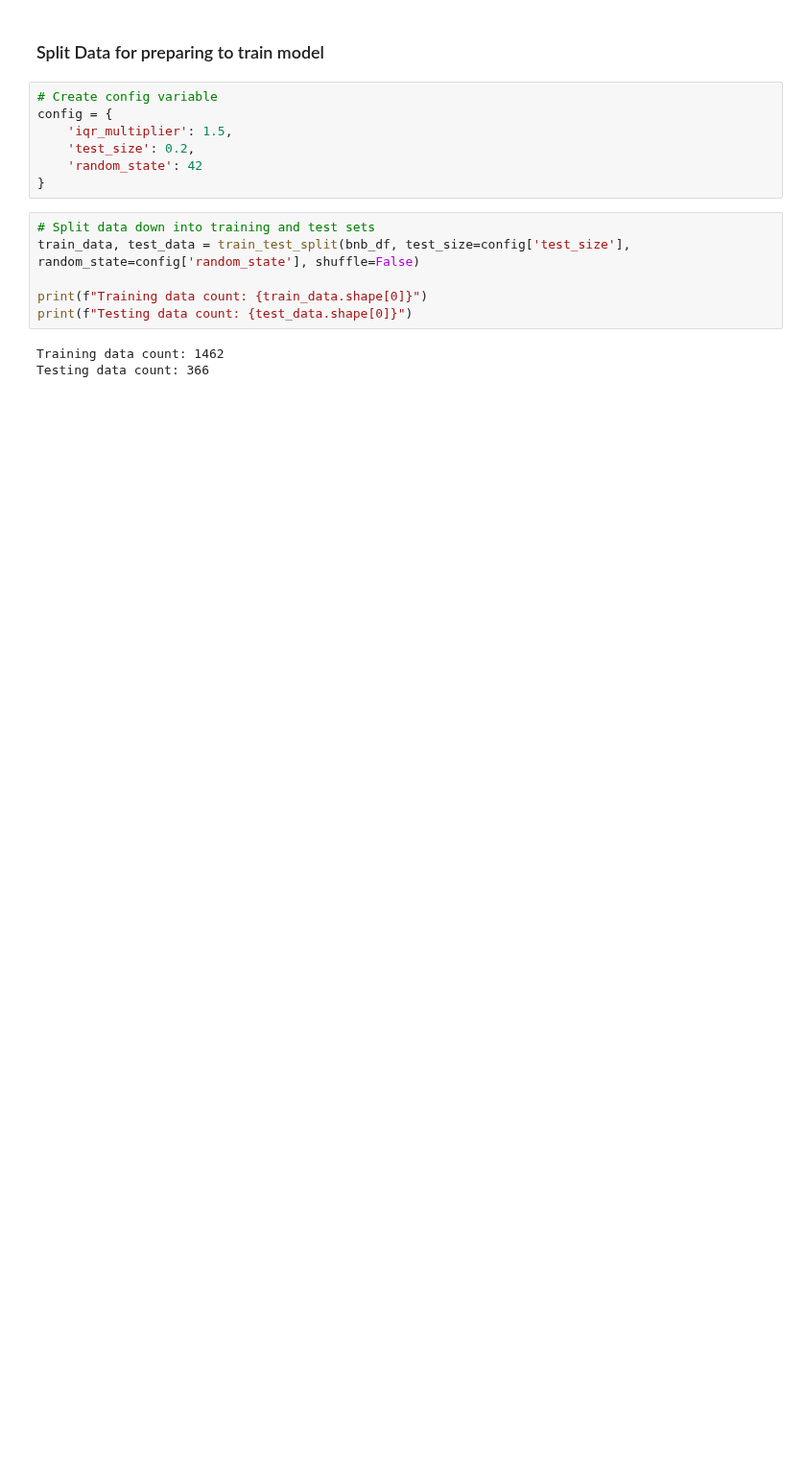
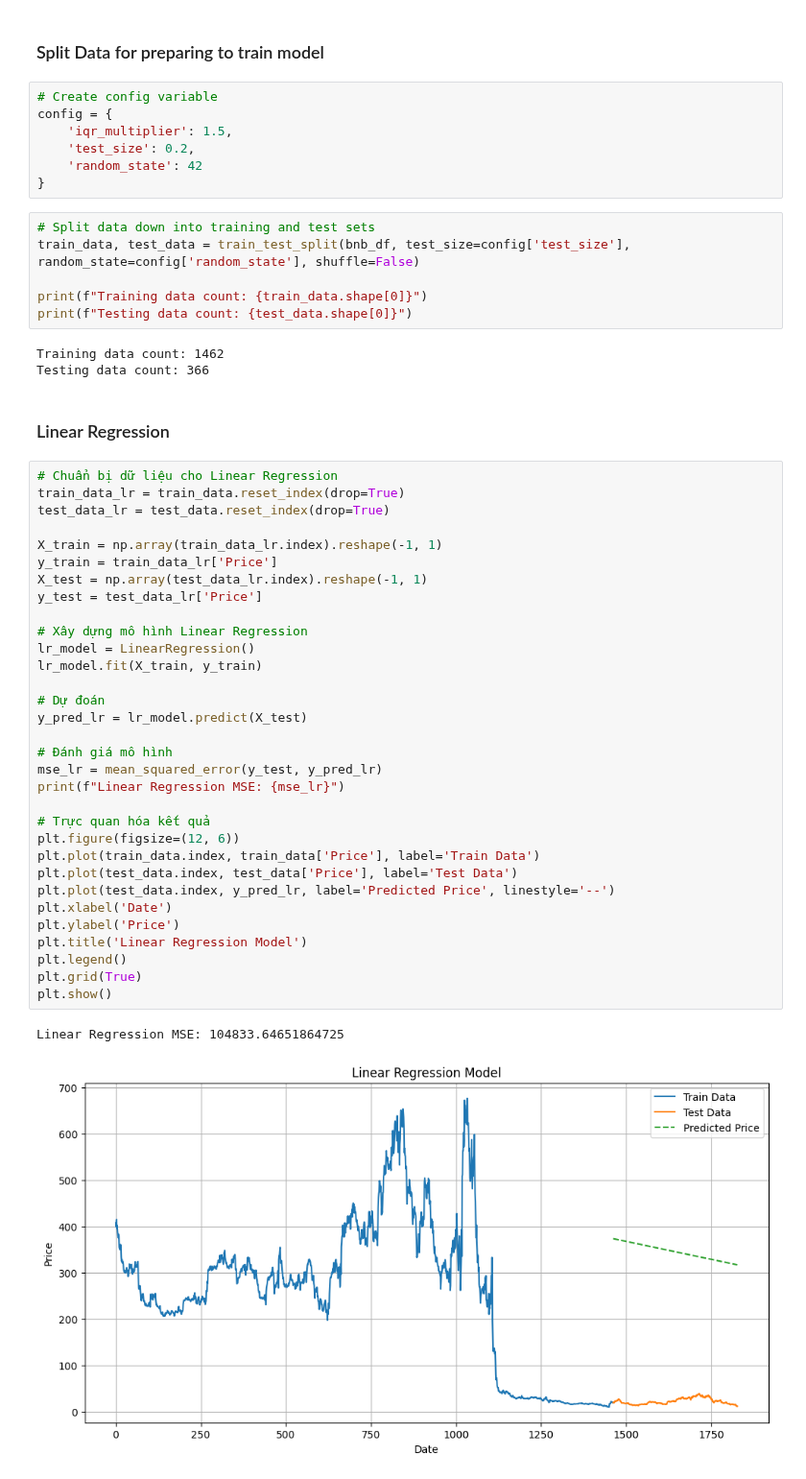
Before and after one commit to vmhoang1703/IS403-Project-Group13, a Jupyter notebook: Binance/BNB.ipynb, the cells around one changed output. Shown at 96% size. Cells and saved outputs as stored; diff of their text form; blank space fills up the shorter version.

Commit message:
The first try with Linear Regression

```diff
--- a/Binance/BNB.ipynb
+++ b/Binance/BNB.ipynb
@@ -144,3 +146,40 @@ print(f"Testing data count: {test_data.shape[0]}")
 # %% [output]
 Training data count: 1462
 Testing data count: 366
+# %% [markdown]
+### Linear Regression
+# %%
+# Chuẩn bị dữ liệu cho Linear Regression
+train_data_lr = train_data.reset_index(drop=True)
+test_data_lr = test_data.reset_index(drop=True)
+
+X_train = np.array(train_data_lr.index).reshape(-1, 1)
+y_train = train_data_lr['Price']
+X_test = np.array(test_data_lr.index).reshape(-1, 1)
+y_test = test_data_lr['Price']
+
+# Xây dựng mô hình Linear Regression
+lr_model = LinearRegression()
+lr_model.fit(X_train, y_train)
+
+# Dự đoán
+y_pred_lr = lr_model.predict(X_test)
+
+# Đánh giá mô hình
+mse_lr = mean_squared_error(y_test, y_pred_lr)
+print(f"Linear Regression MSE: {mse_lr}")
+
+# Trực quan hóa kết quả
+plt.figure(figsize=(12, 6))
+plt.plot(train_data.index, train_data['Price'], label='Train Data')
+plt.plot(test_data.index, test_data['Price'], label='Test Data')
+plt.plot(test_data.index, y_pred_lr, label='Predicted Price', linestyle='--')
+plt.xlabel('Date')
+plt.ylabel('Price')
+plt.title('Linear Regression Model')
+plt.legend()
+plt.grid(True)
+plt.show()
+# %% [output]
+Linear Regression MSE: 104833.64651864725
+[figure, added]
```
Also changed, not shown: parts of 1 cell of this notebook.
